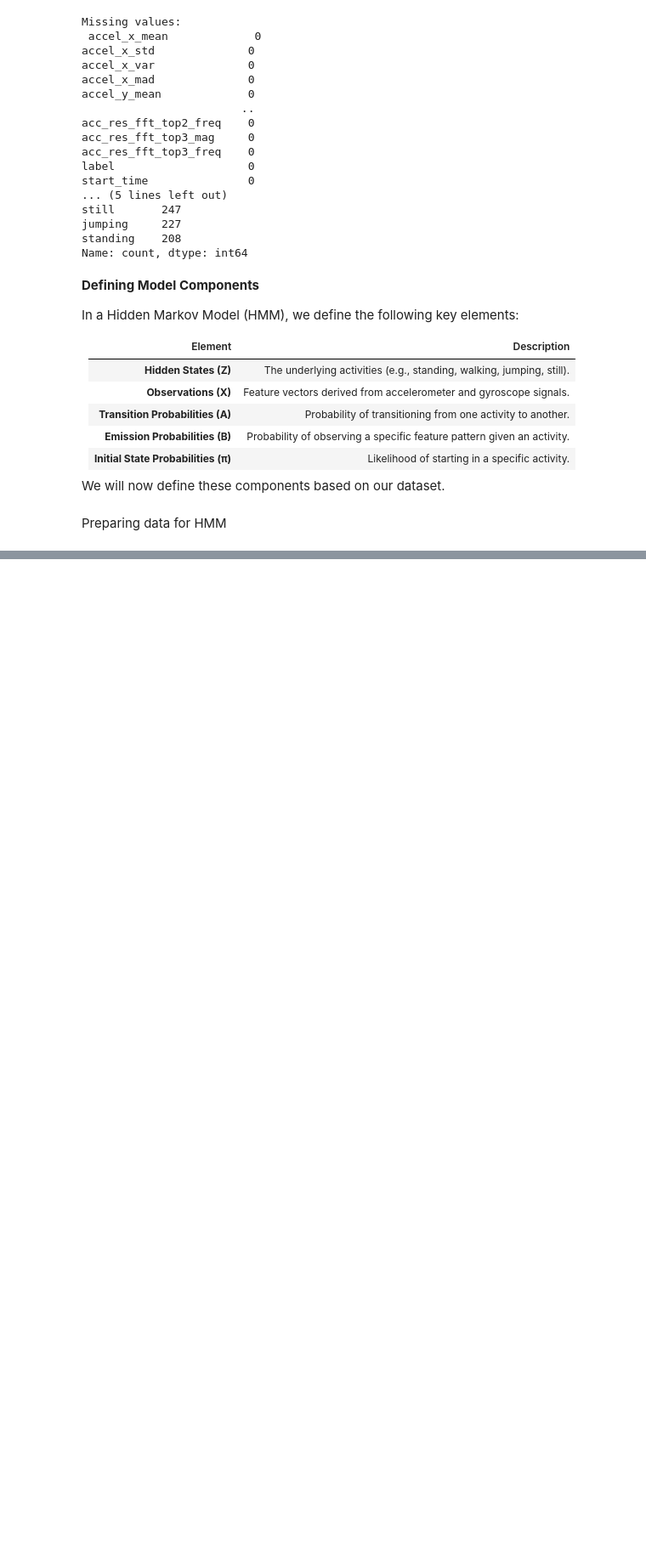
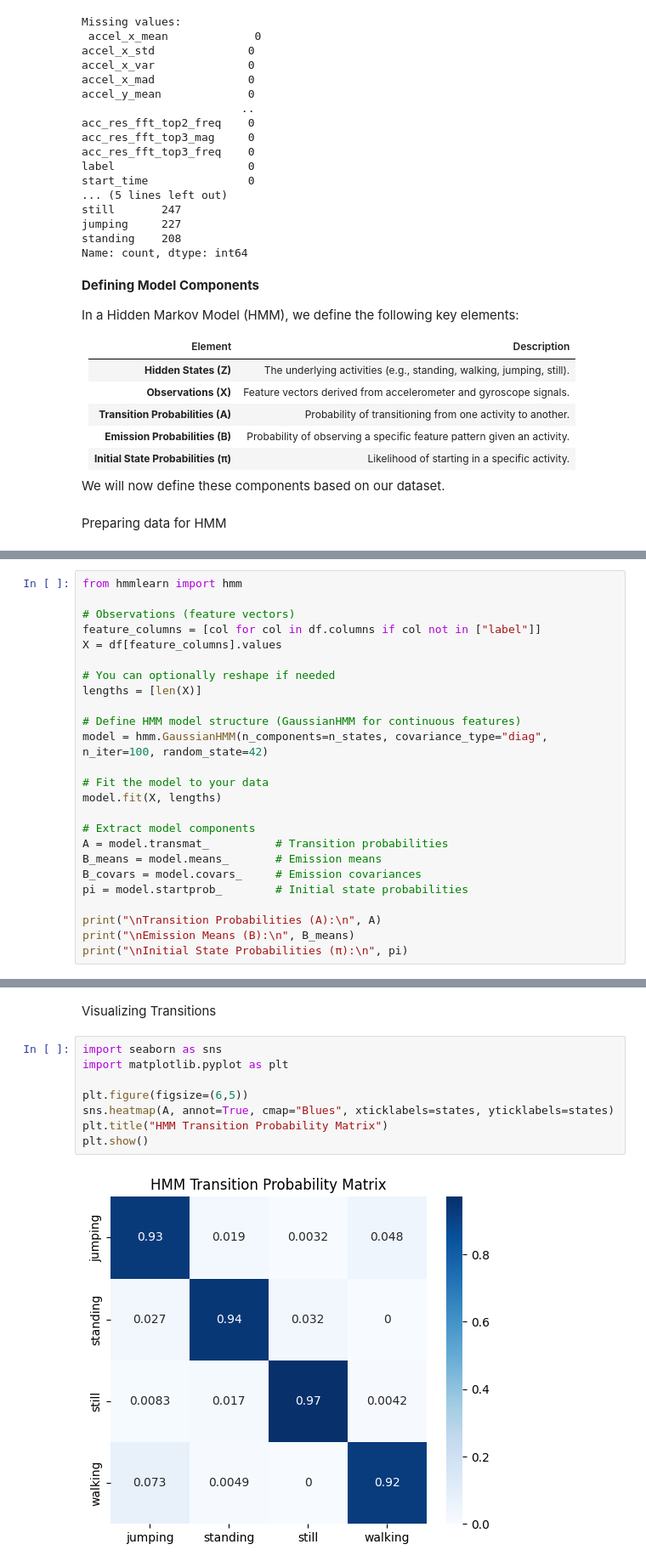
Before and after one commit to nmarizani/ml_techniques2_formative_2, a Jupyter notebook: hidden_markov_model.ipynb, the cells around one changed output, grey strips where cells are left out. Shown at 85% size. Cells and saved outputs as stored; diff of their text form; blank space fills up the shorter version.

Commit message:
Transition matrix visaulization

```diff
--- a/hidden_markov_model.ipynb
+++ b/hidden_markov_model.ipynb
@@ -111,0 +112,25 @@ Feature Matrix Shape: (948, 93)
+# %%
+from hmmlearn import hmm
+
+# Observations (feature vectors)
+feature_columns = [col for col in df.columns if col not in ["label"]]
+X = df[feature_columns].values
+
+# You can optionally reshape if needed
+lengths = [len(X)]
+
+# Define HMM model structure (GaussianHMM for continuous features)
+model = hmm.GaussianHMM(n_components=n_states, covariance_type="diag", n_iter=100, random_state=42)
+
+# Fit the model to your data
+model.fit(X, lengths)
+
+# Extract model components
+A = model.transmat_          # Transition probabilities
+B_means = model.means_       # Emission means
+B_covars = model.covars_     # Emission covariances
+pi = model.startprob_        # Initial state probabilities
+
+print("\nTransition Probabilities (A):\n", A)
+print("\nEmission Means (B):\n", B_means)
+print("\nInitial State Probabilities (π):\n", pi)
@@ -111,0 +155,12 @@ Feature Matrix Shape: (948, 93)
+# %% [markdown]
+Visualizing Transitions
+# %%
+import seaborn as sns
+import matplotlib.pyplot as plt
+
+plt.figure(figsize=(6,5))
+sns.heatmap(A, annot=True, cmap="Blues", xticklabels=states, yticklabels=states)
+plt.title("HMM Transition Probability Matrix")
+plt.show()
+# %% [output]
+[figure, added]
```
Also changed, not shown: parts of 4 cells of this notebook.
